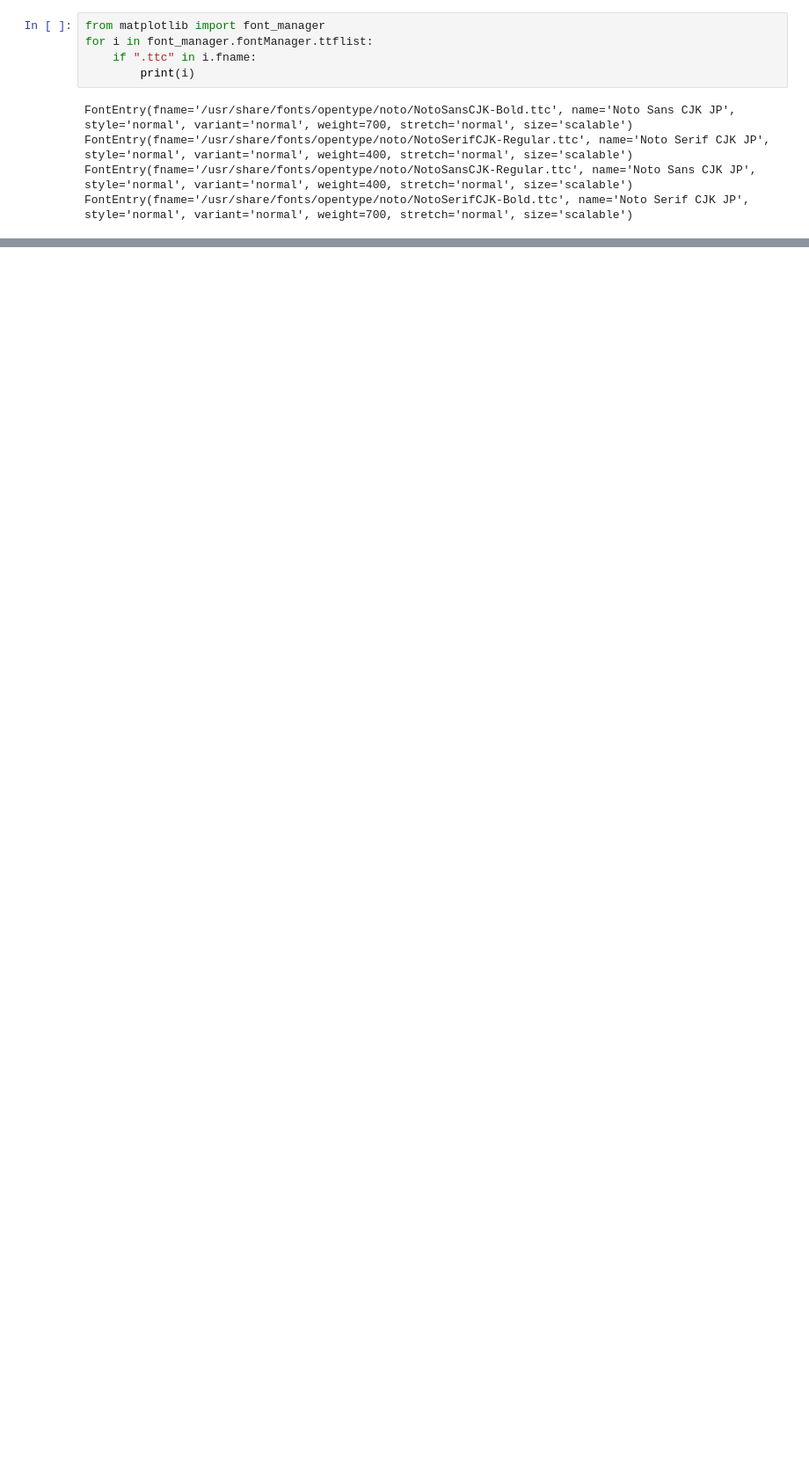
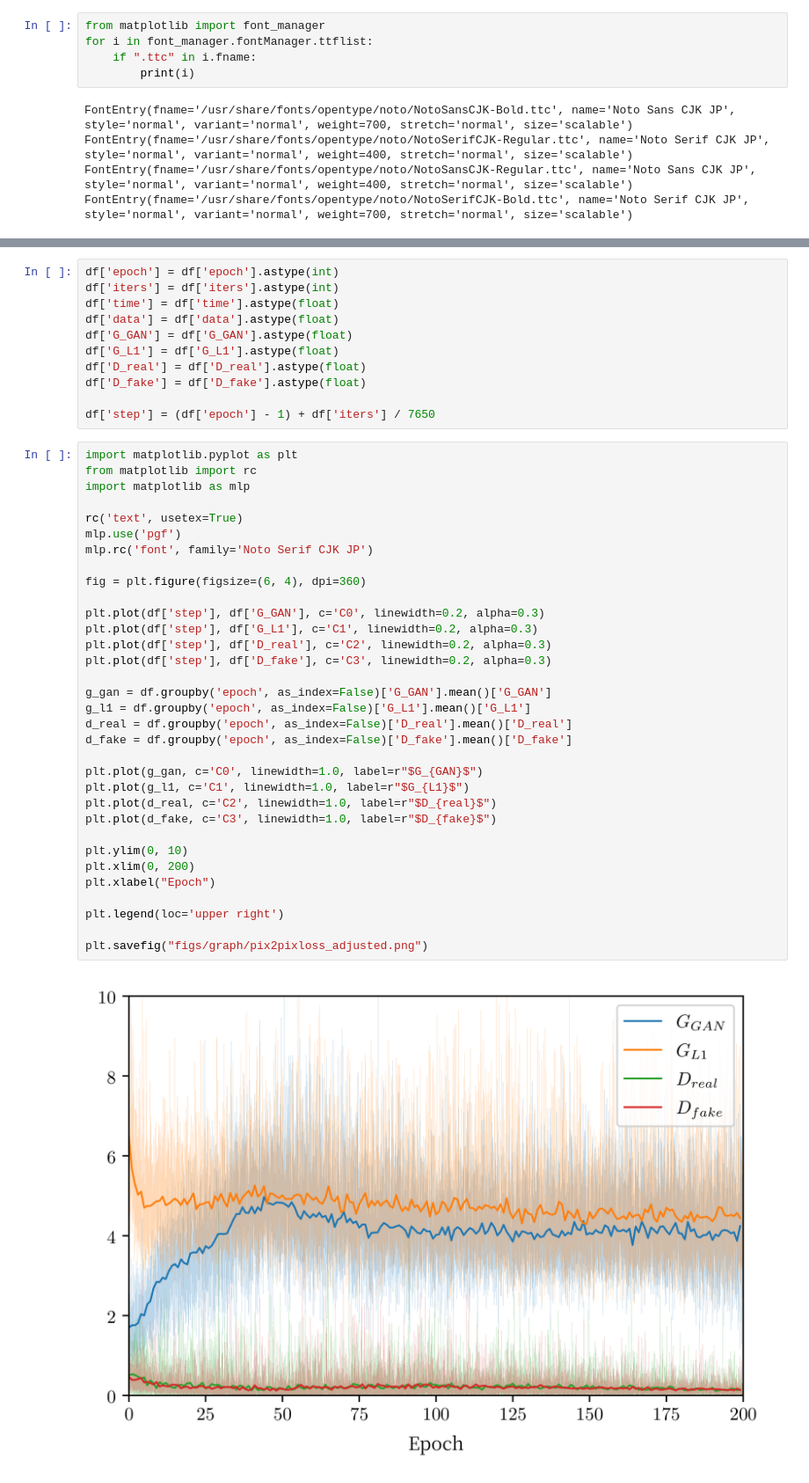
Before and after one commit to massanf/research2022, a Jupyter notebook: figures.ipynb, the cells around one changed output, grey strips where cells are left out. Shown: that part at 88% size. Drawn from its saved outputs; the diff is of its cells as text; blank space fills up the shorter version.

```diff
--- a/figures.ipynb
+++ b/figures.ipynb
@@ -172,0 +253,46 @@ FontEntry(fname='/usr/share/fonts/opentype/noto/NotoSerifCJK-Bold.ttc', name='No
+# %%
+df['epoch'] = df['epoch'].astype(int)
+df['iters'] = df['iters'].astype(int)
+df['time'] = df['time'].astype(float)
+df['data'] = df['data'].astype(float)
+df['G_GAN'] = df['G_GAN'].astype(float)
+df['G_L1'] = df['G_L1'].astype(float)
+df['D_real'] = df['D_real'].astype(float)
+df['D_fake'] = df['D_fake'].astype(float)
+
+df['step'] = (df['epoch'] - 1) + df['iters'] / 7650
+# %%
+import matplotlib.pyplot as plt
+from matplotlib import rc
+import matplotlib as mlp
+
+rc('text', usetex=True)
+mlp.use('pgf')
+mlp.rc('font', family='Noto Serif CJK JP')
+
+fig = plt.figure(figsize=(6, 4), dpi=360)
+
+plt.plot(df['step'], df['G_GAN'], c='C0', linewidth=0.2, alpha=0.3)
+plt.plot(df['step'], df['G_L1'], c='C1', linewidth=0.2, alpha=0.3)
+plt.plot(df['step'], df['D_real'], c='C2', linewidth=0.2, alpha=0.3)
+plt.plot(df['step'], df['D_fake'], c='C3', linewidth=0.2, alpha=0.3)
+
+g_gan = df.groupby('epoch', as_index=False)['G_GAN'].mean()['G_GAN']
+g_l1 = df.groupby('epoch', as_index=False)['G_L1'].mean()['G_L1']
+d_real = df.groupby('epoch', as_index=False)['D_real'].mean()['D_real']
+d_fake = df.groupby('epoch', as_index=False)['D_fake'].mean()['D_fake']
+
+plt.plot(g_gan, c='C0', linewidth=1.0, label=r"$G_{GAN}$")
+plt.plot(g_l1, c='C1', linewidth=1.0, label=r"$G_{L1}$")
+plt.plot(d_real, c='C2', linewidth=1.0, label=r"$D_{real}$")
+plt.plot(d_fake, c='C3', linewidth=1.0, label=r"$D_{fake}$")
+
+plt.ylim(0, 10)
+plt.xlim(0, 200)
+plt.xlabel("Epoch")
+
+plt.legend(loc='upper right')
+
+plt.savefig("figs/graph/pix2pixloss_adjusted.png")
+# %% [output]
+[figure, added]
```
Also changed, not shown: parts of 4 cells of this notebook, 2 other files.
